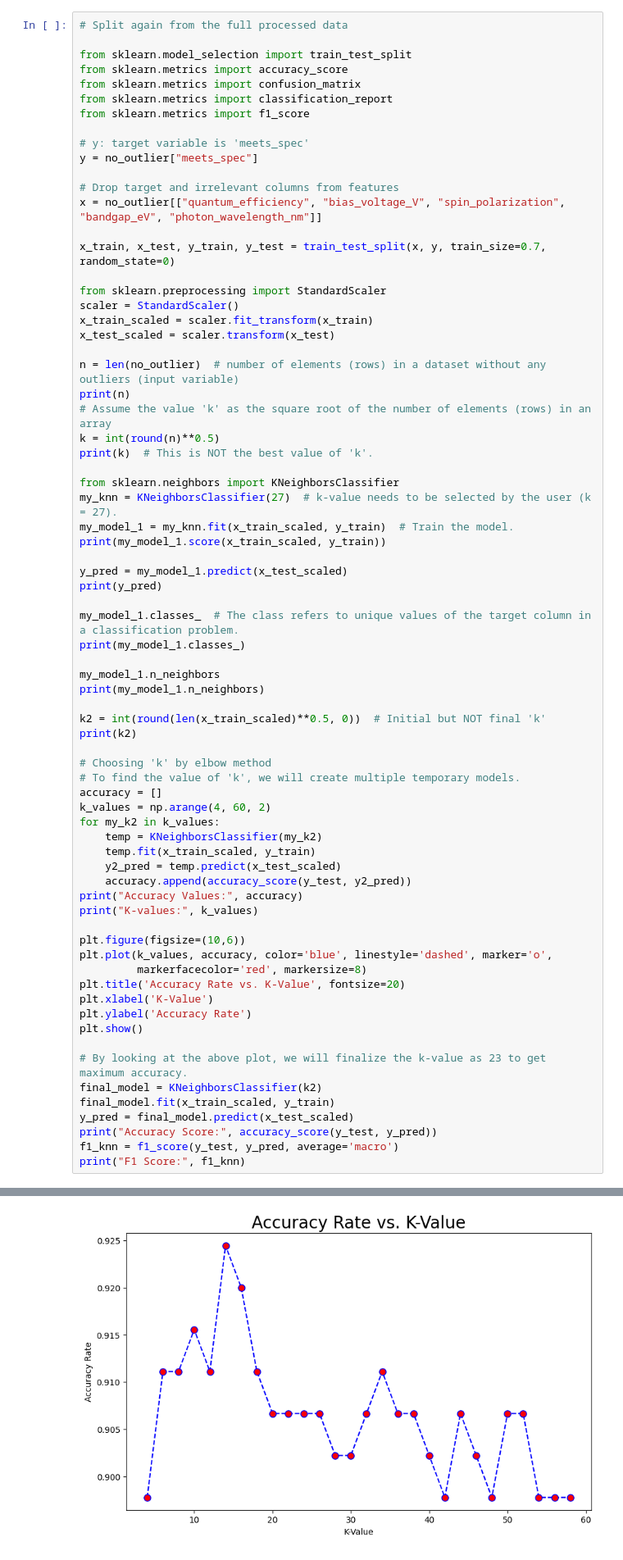
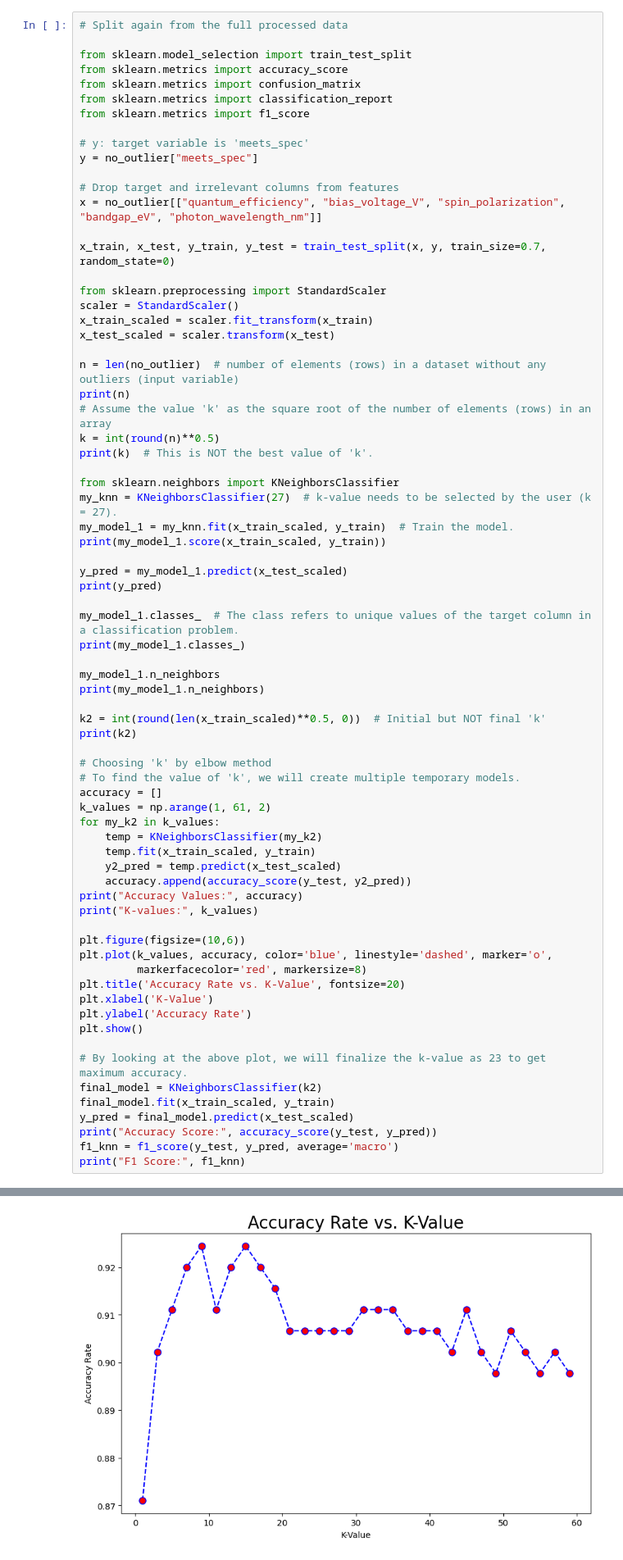
Before and after one commit to renaissag/electrical_engineeing_Quantum_Devices_KNN, a Jupyter notebook: Renaissa_Quantum_Devices_KNN.ipynb, the cells around one changed output, grey strips where cells are left out. Shown at 82% size. Saved outputs shown, nothing was run; the diff lists cells and outputs as text.

```diff
--- a/Renaissa_Quantum_Devices_KNN.ipynb
+++ b/Renaissa_Quantum_Devices_KNN.ipynb
@@ -190,7 +190,7 @@ print(k2)
 # Choosing 'k' by elbow method
 # To find the value of 'k', we will create multiple temporary models.
 accuracy = []
-k_values = np.arange(4, 60, 2)
+k_values = np.arange(1, 61, 2)
 for my_k2 in k_values:
     temp = KNeighborsClassifier(my_k2)
     temp.fit(x_train_scaled, y_train)
@@ -234,4 +234,4 @@ K-values: [ 4  6  8 10 12 14 16 18 20 22 24 26 28 30 32 34 36 38 40 42 44 46 48
-[figure, old version]
+[figure, new version]
 Accuracy Score: 0.9066666666666666
 F1 Score: 0.8939179632248939
 # %%
```
Also changed, not shown: parts of 3 cells of this notebook.
